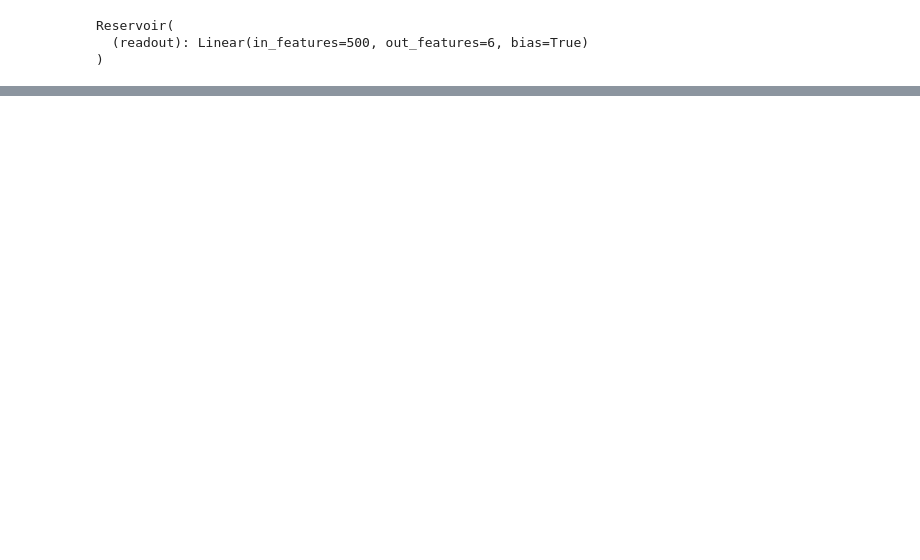
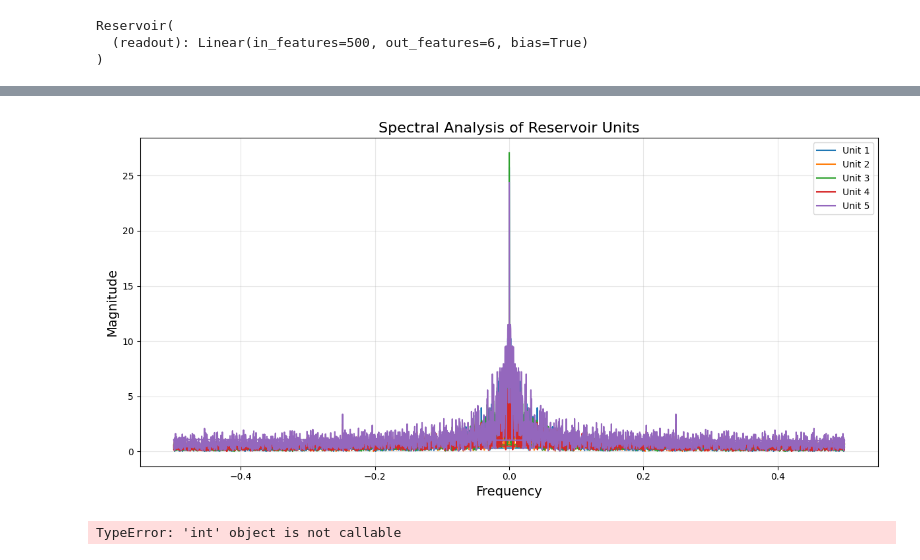
Before and after one commit to jaychotaliya987/Reservoir_Pytorch, a Jupyter notebook: ReservoirGrid/Examples/nifty50.ipynb, the cells around one changed output, grey strips where cells are left out. Cells and saved outputs as stored; diff of their text form; code cells hidden in the pictures; blank space fills up the shorter version.

```diff
--- a/ReservoirGrid/Examples/nifty50.ipynb
+++ b/ReservoirGrid/Examples/nifty50.ipynb
@@ -119,0 +122,8 @@ plt.legend()
+# %%
+Testers.spectral_analysis(Resnifty_log, input_signal=train_inputs_log)
+# %% [output]
+[figure, added]
+# %%
+Testers.test_nonlinearity(Resnifty_log)
+# %% [output]
+TypeError: 'int' object is not callable
```
Also changed, not shown: parts of 8 cells of this notebook, 2 other files.
